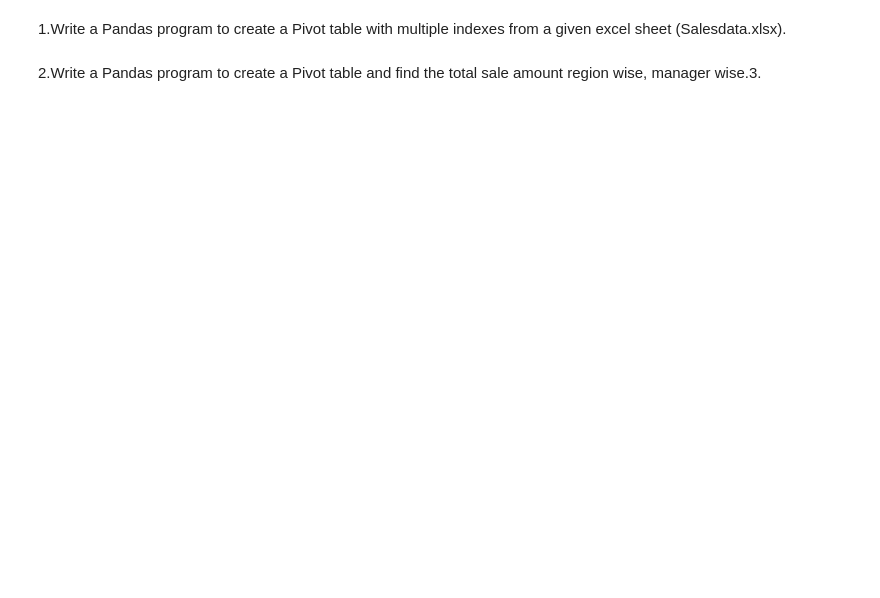
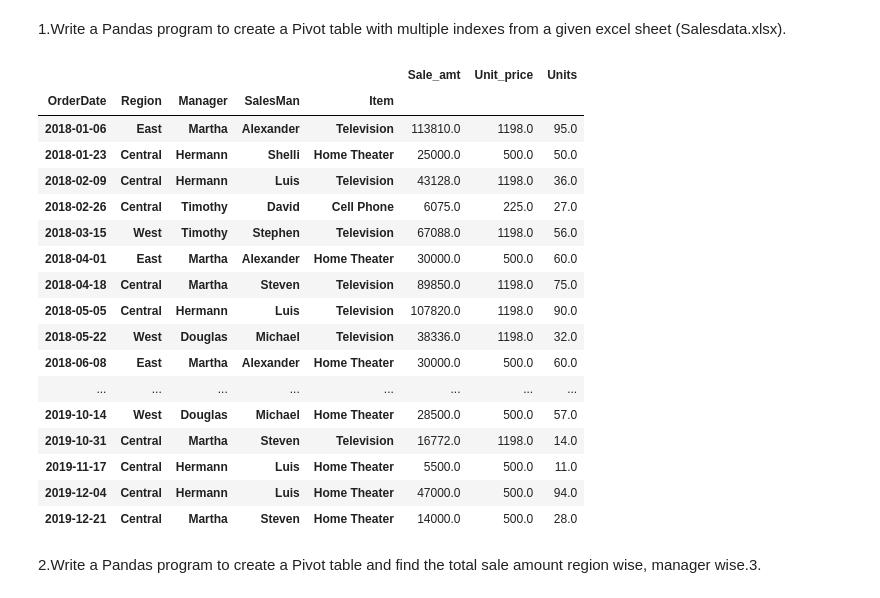
Before and after one commit to nikhilthakka/pydatabase, a Jupyter notebook: pivot_table_ex1.ipynb, the cells around one changed output. Cells and saved outputs as stored; diff of their text form; code cells hidden in the pictures; blank space fills up the shorter version.

```diff
--- a/pivot_table_ex1.ipynb
+++ b/pivot_table_ex1.ipynb
@@ -3,4 +23,29 @@ examples
 # %% [markdown]
 1.Write a Pandas program to create a Pivot table with multiple indexes from a given excel sheet (Salesdata.xlsx).
+# %%
+import pandas as pd
+import numpy as np
+df = pd.read_excel('dataset/SaleData.xlsx')
+table = pd.pivot_table(df , index=['OrderDate','Region','Manager','SalesMan','Item'])
+table
+# %% [output]
+|  |  |  |  |  | Sale_amt | Unit_price | Units |
+| OrderDate | Region | Manager | SalesMan | Item |  |  |  |
+| 2018-01-06 | East | Martha | Alexander | Television | 113810.0 | 1198.0 | 95.0 |
+| 2018-01-23 | Central | Hermann | Shelli | Home Theater | 25000.0 | 500.0 | 50.0 |
+| 2018-02-09 | Central | Hermann | Luis | Television | 43128.0 | 1198.0 | 36.0 |
+| 2018-02-26 | Central | Timothy | David | Cell Phone | 6075.0 | 225.0 | 27.0 |
+| 2018-03-15 | West | Timothy | Stephen | Television | 67088.0 | 1198.0 | 56.0 |
+| 2018-04-01 | East | Martha | Alexander | Home Theater | 30000.0 | 500.0 | 60.0 |
+| 2018-04-18 | Central | Martha | Steven | Television | 89850.0 | 1198.0 | 75.0 |
+| 2018-05-05 | Central | Hermann | Luis | Television | 107820.0 | 1198.0 | 90.0 |
+| 2018-05-22 | West | Douglas | Michael | Television | 38336.0 | 1198.0 | 32.0 |
+| 2018-06-08 | East | Martha | Alexander | Home Theater | 30000.0 | 500.0 | 60.0 |
+| ... | ... | ... | ... | ... | ... | ... | ... |
+| 2019-10-14 | West | Douglas | Michael | Home Theater | 28500.0 | 500.0 | 57.0 |
+| 2019-10-31 | Central | Martha | Steven | Television | 16772.0 | 1198.0 | 14.0 |
+| 2019-11-17 | Central | Hermann | Luis | Home Theater | 5500.0 | 500.0 | 11.0 |
+| 2019-12-04 | Central | Hermann | Luis | Home Theater | 47000.0 | 500.0 | 94.0 |
+| 2019-12-21 | Central | Martha | Steven | Home Theater | 14000.0 | 500.0 | 28.0 |
 # %% [markdown]
 2.Write a Pandas program to create a Pivot table and find the total sale amount region wise, manager wise.3.
```
Also changed, not shown: parts of 14 cells of this notebook.
